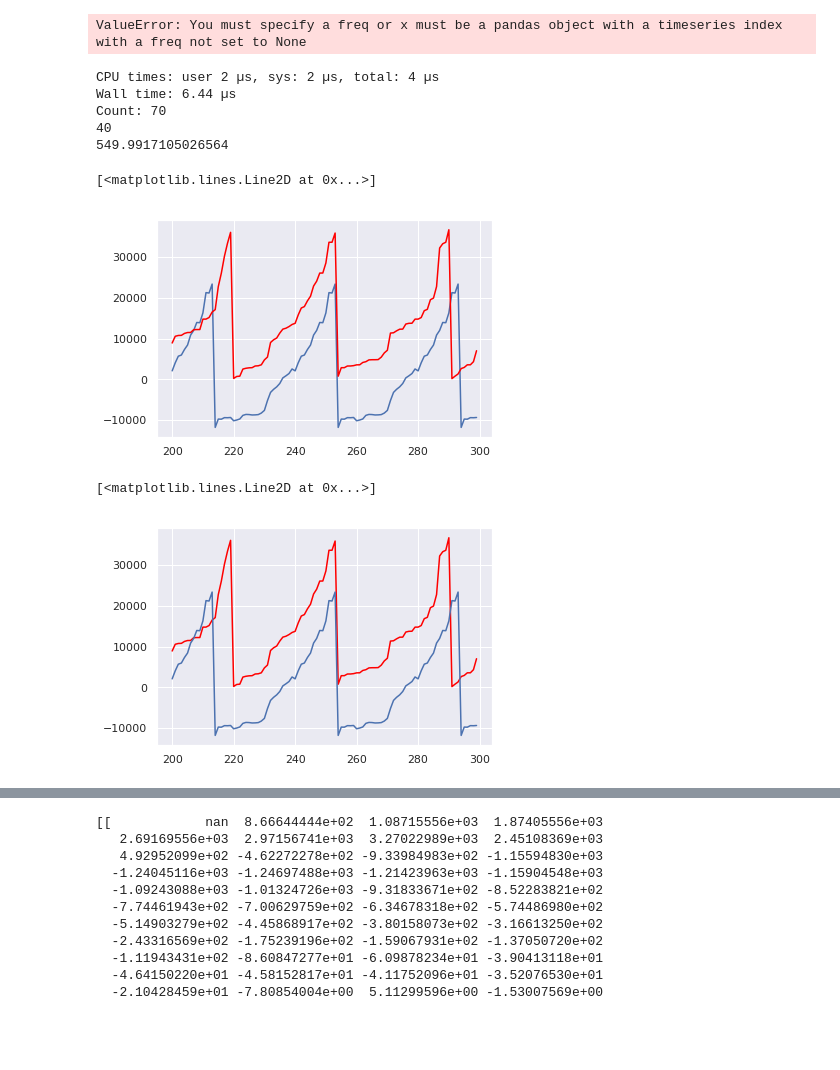
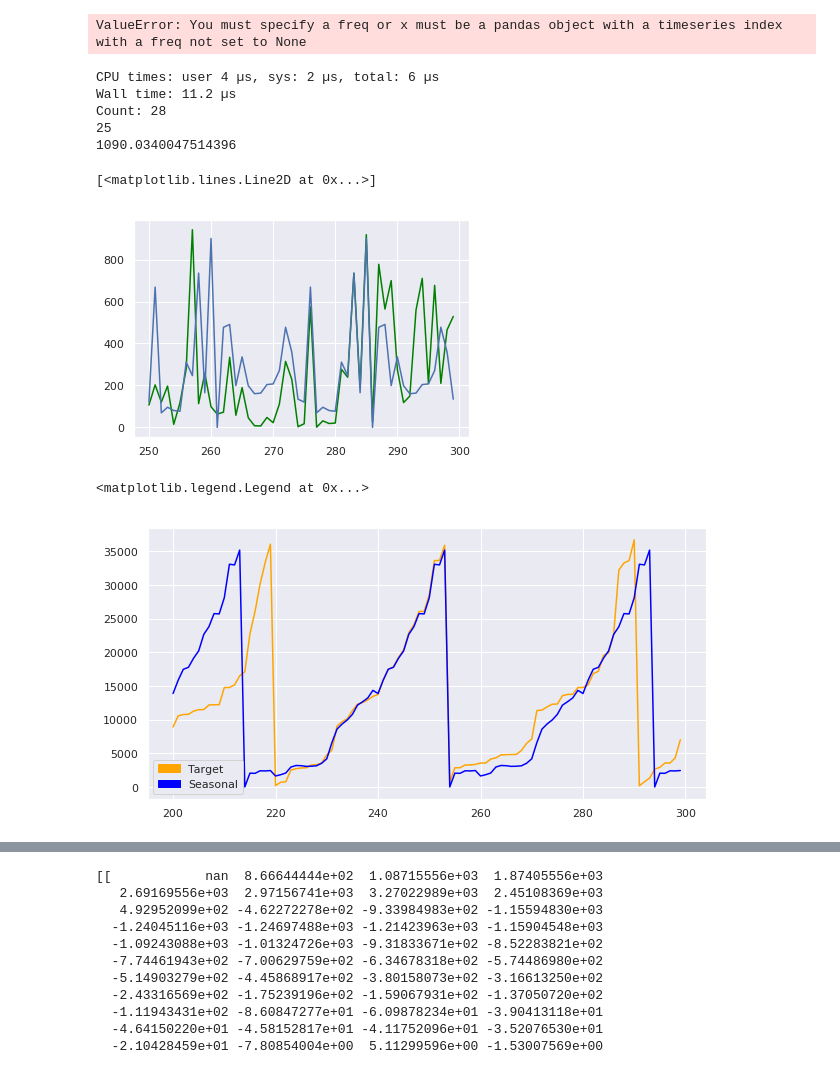
Before and after one commit to DaniilRoman/predictiveAnalyticsForTimeSeries, a Jupyter notebook: data/notebooks/diplom.ipynb, the cells around one changed output, grey strips where cells are left out. Saved outputs shown, nothing was run; the diff lists cells and outputs as text; code cells hidden in the pictures; blank space fills up the shorter version.

```diff
--- a/data/notebooks/diplom.ipynb
+++ b/data/notebooks/diplom.ipynb
@@ -456,14 +460,14 @@ ValueError: You must specify a freq or x must be a pandas object with a timeseri
 def mean_absolute_percentage_error(y_true, y_pred):
     return np.mean(np.abs((y_true - y_pred) / y_true)) * 100
 # %%
-def getSeasonalityPeriod(series):
+def getSeasonalityPeriod(series, left=10, right=80):
     length = len(series)
     midle = int(length/2)
     bestPeriod = 10
     bestMse = 200
     bestSeasonal = None
     count = 0
-    for i in range(10, 80):
+    for i in range(left, right):
         result = seasonal_decompose(series, model='aditive', freq=i)
         seasonal = result.seasonal[midle:]
         seriesForCheck = series[midle:]
@@ -478,32 +482,44 @@ def getSeasonalityPeriod(series):
     return bestPeriod, bestMse, bestSeasonal
 # %%
 %time
-series = pd.read_csv('./network.csv')
-series = series.r_asn[200:300]
-period, error, seasonal = getSeasonalityPeriod(series)
+series = pd.read_csv('./lte.csv')
+series = series.Traffic[250:300]
+period, error, seasonal = getSeasonalityPeriod(series, 2,30)
+seasonal += int(abs(min(seasonal)))
 print(period)
 print(error)
+plt.plot(series, 'green')
 plt.plot(seasonal)
-plt.plot(series, 'red')
 # %% [output]
-CPU times: user 2 µs, sys: 2 µs, total: 4 µs
-Wall time: 6.44 µs
-Count: 70
-40
-549.9917105026564
+CPU times: user 4 µs, sys: 2 µs, total: 6 µs
+Wall time: 11.2 µs
+Count: 28
+25
+1090.0340047514396
 [<matplotlib.lines.Line2D at 0x...>]
-[figure, old version]
+[figure, new version]
 # %%
 
+import matplotlib.patches as mpatches
 
 series = pd.read_csv('./network.csv')
 series = series.r_asn[200:300]
 result = seasonal_decompose(series, model='aditive', freq=40)
-plt.plot(series, 'red')
-plt.plot(result.seasonal)
+seasonal = result.seasonal + abs(min(result.seasonal))
+
+plt.figure(figsize=(10, 5))
+
+targetLine = plt.plot(series, color = "orange", label="target")
+seasonalLine = plt.plot(seasonal, color="blue", label="seasonal")
+
+orangePatch = mpatches.Patch(color='orange', label='Target')
+bluePatch = mpatches.Patch(color='blue', label='Seasonal')
+plt.legend(handles=[orangePatch, bluePatch])
+
+# plt.legend(handles=[targetLine, seasonalLine])
 # %% [output]
-[<matplotlib.lines.Line2D at 0x...>]
+<matplotlib.legend.Legend at 0x...>
-[figure, old version]
+[figure, new version]
 # %%
 def getBestSeasonalPeriod(series, depth = 10, window = 5):
     length = len(series)
```
Also changed, not shown: parts of 6 cells of this notebook, 8 other files.
